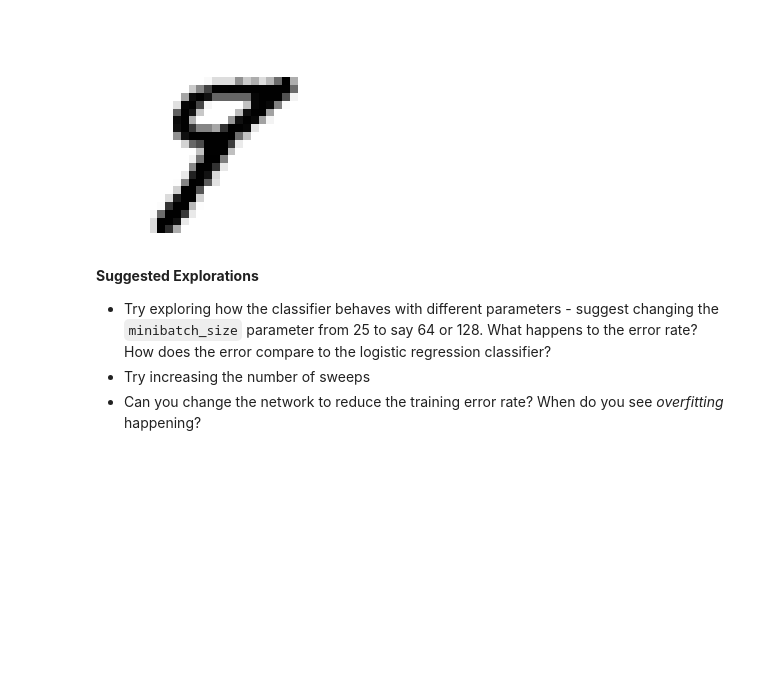
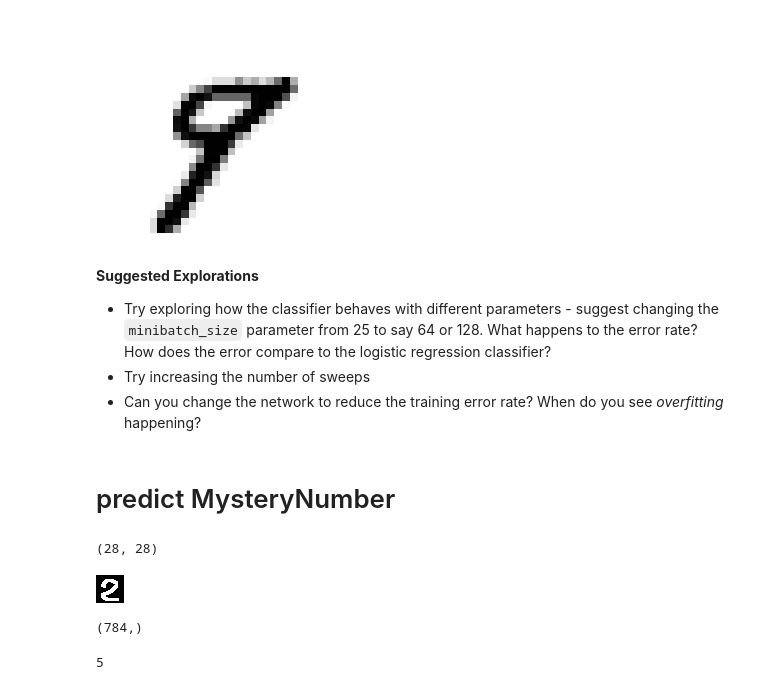
Before and after one commit to skywalker0803r/Microsoft-DAT236x-Deep-Learning-Explained, a Jupyter notebook: Lab3_MultiLayerPerceptron.ipynb, the cells around one changed output. Saved outputs shown, nothing was run; the diff lists cells and outputs as text; code cells hidden in the pictures; blank space fills up the shorter version.

```diff
--- a/Lab3_MultiLayerPerceptron.ipynb
+++ b/Lab3_MultiLayerPerceptron.ipynb
@@ -401,3 +397,23 @@ Image Label:  9
 -  Try exploring how the classifier behaves with different parameters - suggest changing the `minibatch_size` parameter from 25 to say 64 or 128. What happens to the error rate? How does the error compare to the logistic regression classifier?
 - Try increasing the number of sweeps
 - Can you change the network to reduce the training error rate? When do you see *overfitting* happening?
+# %% [markdown]
+# predict MysteryNumber
+# %%
+from PIL import Image
+import numpy as np
+img = Image.open("/content/drive/My Drive/MPP_DATA/MysteryNumberD.bmp")
+print(img.size)
+img
+# %% [output]
+(28, 28)
+[figure, added]
+# %%
+img_px = np.array(img).astype(float).reshape(784,)
+print(img_px.shape)
+# %% [output]
+(784,)
+# %%
+out.eval(img_px).argmax()
+# %% [output]
+5
```
Also changed, not shown: parts of 4 cells of this notebook.
